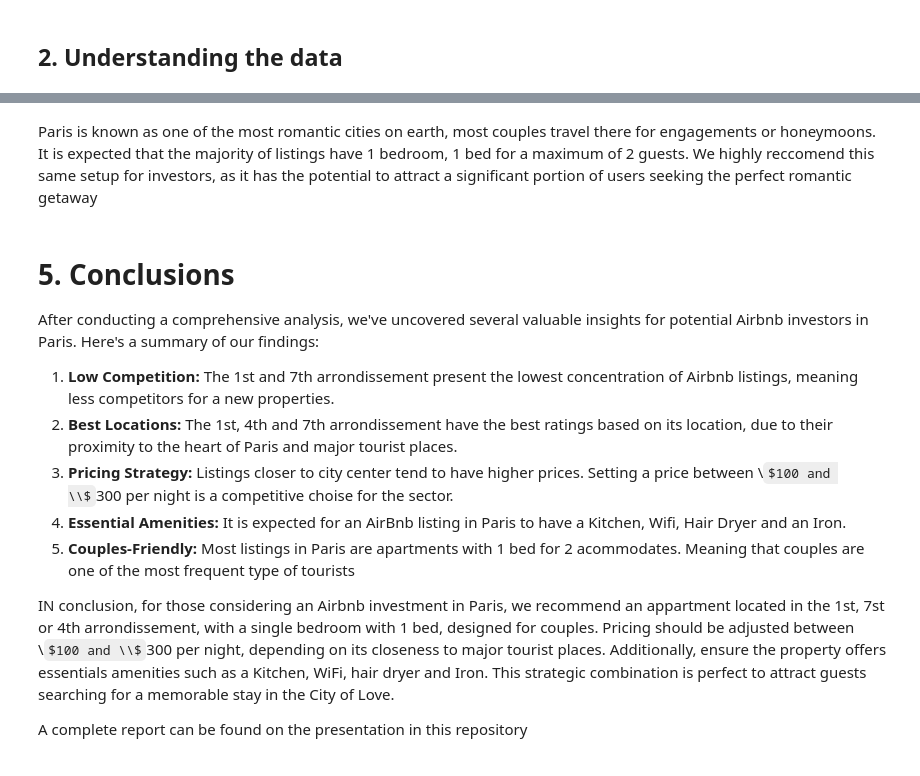
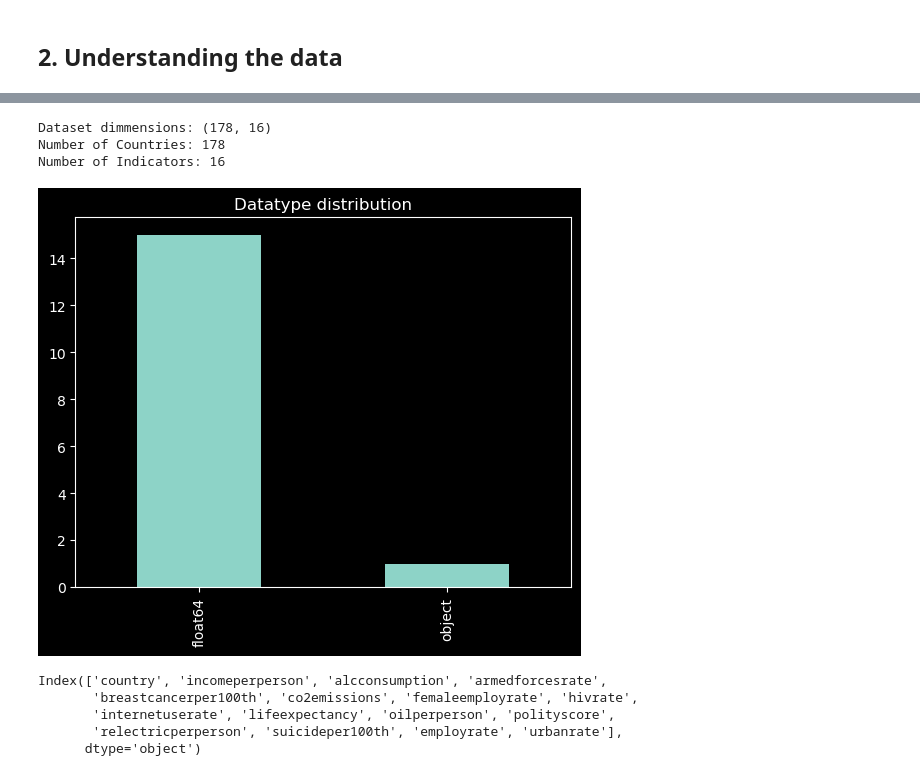
Before and after one commit to bsgarciac/gdp-understanding-linear-regression, a Jupyter notebook: analysis.ipynb, the cells around one changed output, grey strips where cells are left out. Saved outputs shown, nothing was run; the diff lists cells and outputs as text; code cells hidden in the pictures; some formulas as TeX source.

Commit message:
understanding the data

```diff
--- a/analysis.ipynb
+++ b/analysis.ipynb
@@ -9,13 +9,12 @@ Paris is known as one of the most romantic and tourist-friendly cities in the wo
 import pandas as pd
 import matplotlib.pyplot as plt
 import seaborn as sns
-import requests
 # Styles for Matplotlib
-plt.style.use('ggplot')
+plt.style.use('dark_background')
 # %%
 # Pandas configuration for extending the number of columns and rows to show
 pd.set_option("display.max_columns", None)
 pd.set_option("display.max_rows", 100)
 # %%
-# Loading the listings CSV file as dataframe
-listings_df = pd.read_csv("./data/listings.csv.gz")
+# Loading gapmander CSV file as dataframe
+df = pd.read_csv("./data/gapminder_final.csv")
@@ -394,17 +23,25 @@ plt.show()
-# %% [markdown]
-Paris is known as one of the most romantic cities on earth, most couples travel there for engagements or honeymoons. It is expected that the majority of listings have 1 bedroom, 1 bed for a maximum of 2 guests. We highly reccomend this same setup for investors, as it has the potential to attract a significant portion of users seeking the perfect romantic getaway
-# %% [markdown]
-# 5. Conclusions
-
-After conducting a comprehensive analysis, we've uncovered several valuable insights for potential Airbnb investors in Paris. Here's a summary of our findings:
-
-1. **Low Competition:** The 1st and 7th arrondissement present the lowest concentration of Airbnb listings, meaning less competitors for a new properties.
-2. **Best Locations:** The 1st, 4th and 7th arrondissement have the best ratings based on its location, due to their proximity to the heart of Paris and major tourist places.
-3. **Pricing Strategy:** Listings closer to city center tend to have higher prices. Setting a price between \\$100 and \\$300 per night is a competitive choise for the sector.
-4. **Essential Amenities:** It is expected for an AirBnb listing in Paris to have a Kitchen, Wifi, Hair Dryer and an Iron.
-5. **Couples-Friendly:** Most listings in Paris are apartments with 1 bed for 2 acommodates. Meaning that couples are one of the most frequent type of tourists
-
-IN conclusion, for those considering an Airbnb investment in Paris, we recommend an appartment located in the 1st, 7st or 4th arrondissement, with a single bedroom with 1 bed, designed for couples. Pricing should be adjusted between \\$100 and \\$300 per night, depending on its closeness to major tourist places. Additionally, ensure the property offers essentials amenities such as a Kitchen, WiFi, hair dryer and Iron. This strategic combination is perfect to attract guests searching for a memorable stay in the City of Love.
-
-
-A complete report can be found on the presentation in this repository
+# %%
+# Listing Dataset dimmensions
+print("Dataset dimmensions:", df.shape)
+print("Number of Countries:", df.shape[0])
+print("Number of Indicators:", df.shape[1])
+# %% [output]
+Dataset dimmensions: (178, 16)
+Number of Countries: 178
+Number of Indicators: 16
+# %%
+# Showing column types
+df.dtypes.value_counts().plot.bar()
+plt.title("Datatype distribution")
+plt.show()
+# %% [output]
+[figure, added]
+# %%
+# Showing indicators
+df.columns
+# %% [output]
+Index(['country', 'incomeperperson', 'alcconsumption', 'armedforcesrate',
+       'breastcancerper100th', 'co2emissions', 'femaleemployrate', 'hivrate',
+       'internetuserate', 'lifeexpectancy', 'oilperperson', 'polityscore',
+       'relectricperperson', 'suicideper100th', 'employrate', 'urbanrate'],
+      dtype='object')
```
Also changed, not shown: parts of 115 cells of this notebook, 6 other files.
